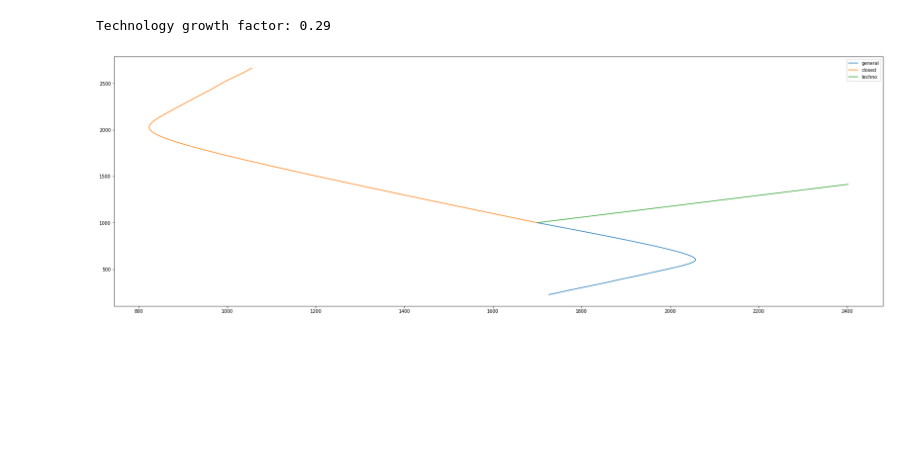
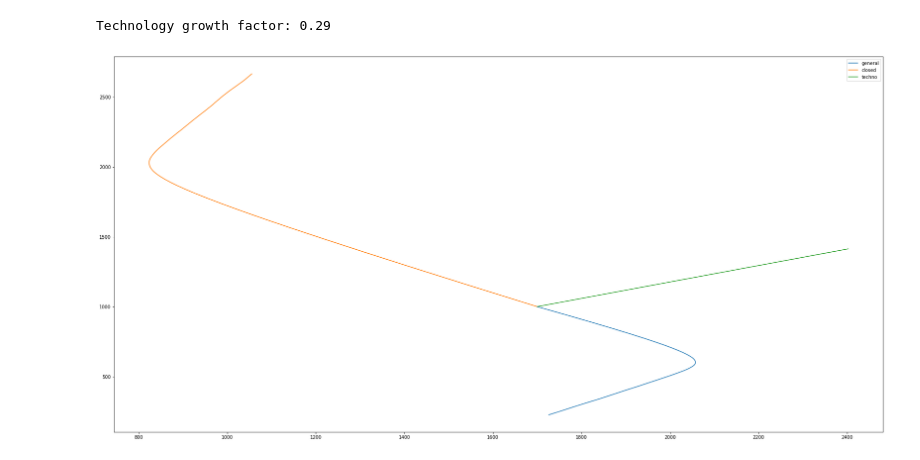
Before and after one commit to lionell/labs, a Jupyter notebook: eco_systems/lab6.ipynb, the cells around one changed output. Cells and saved outputs as stored; diff of their text form; code cells hidden in the pictures; blank space fills up the shorter version.

```diff
--- a/eco_systems/lab6.ipynb
+++ b/eco_systems/lab6.ipynb
@@ -70,5 +71,5 @@ plt.show()
 # %%
-eigen_values, vector = np.linalg.eig(A1_neg_inv @ B)
+eigen_values, _ = np.linalg.eig(A1_neg_inv @ B)
 tech_growth = 1.0 / np.max(eigen_values)
 print('Technology growth factor: {:.2f}'.format(tech_growth))
 # %% [output]
@@ -76,11 +77,11 @@ Technology growth factor: 0.29
 # %%
 st = np.exp(tech_growth * t)
 
-plt.figure(figsize=(30, 10))
+plt.figure(figsize=(30, 15))
 plt.plot(x1[0], x1[1])
 plt.plot(y1[0], y1[1])
 plt.plot(st * 1700, st * 1000)
 plt.legend(['general', 'closed', 'techno'])
 plt.show()
 # %% [output]
-[figure, old version]
+[figure, new version]
```
Also changed, not shown: parts of 5 cells of this notebook, 14 other files.
